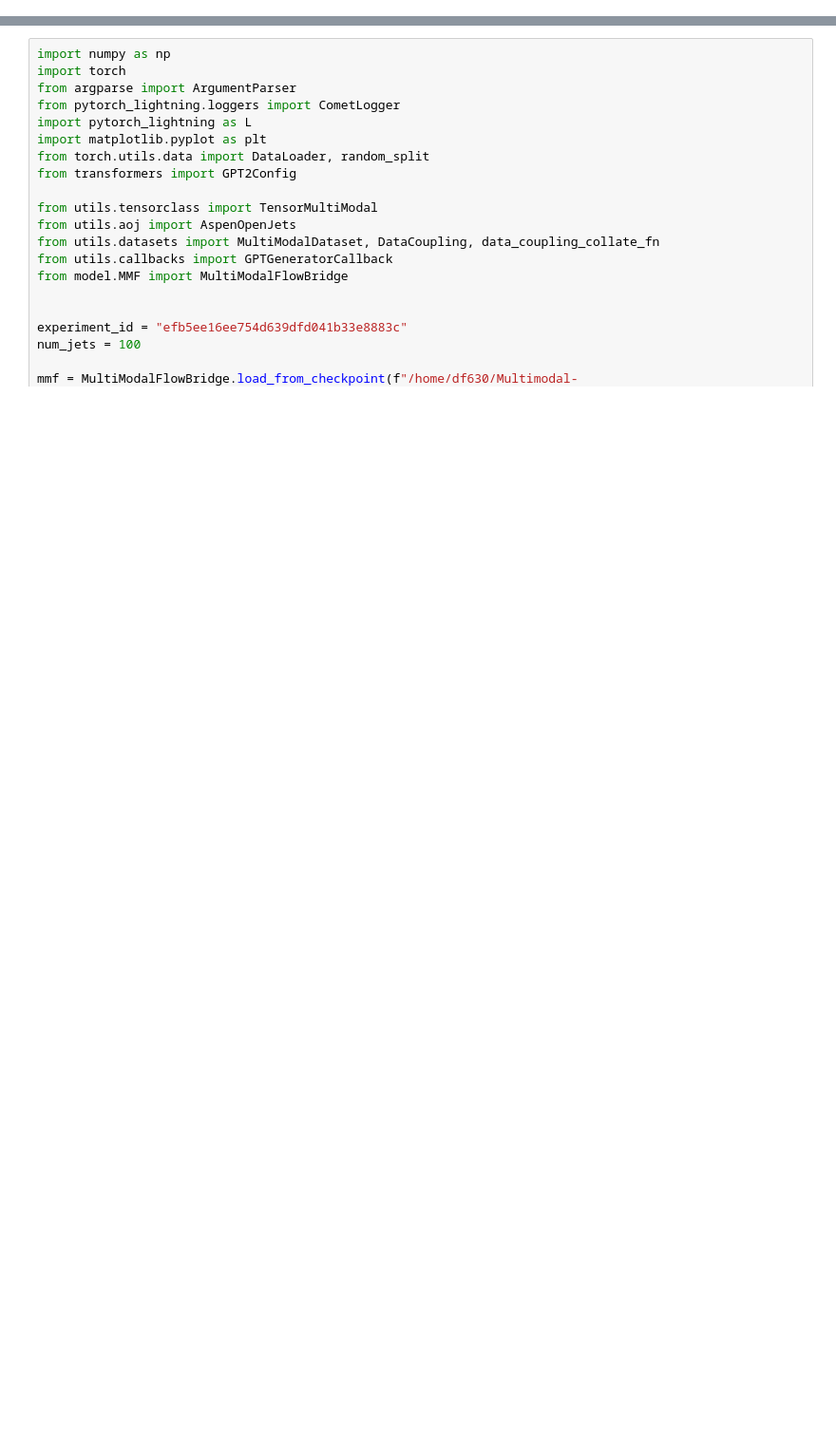
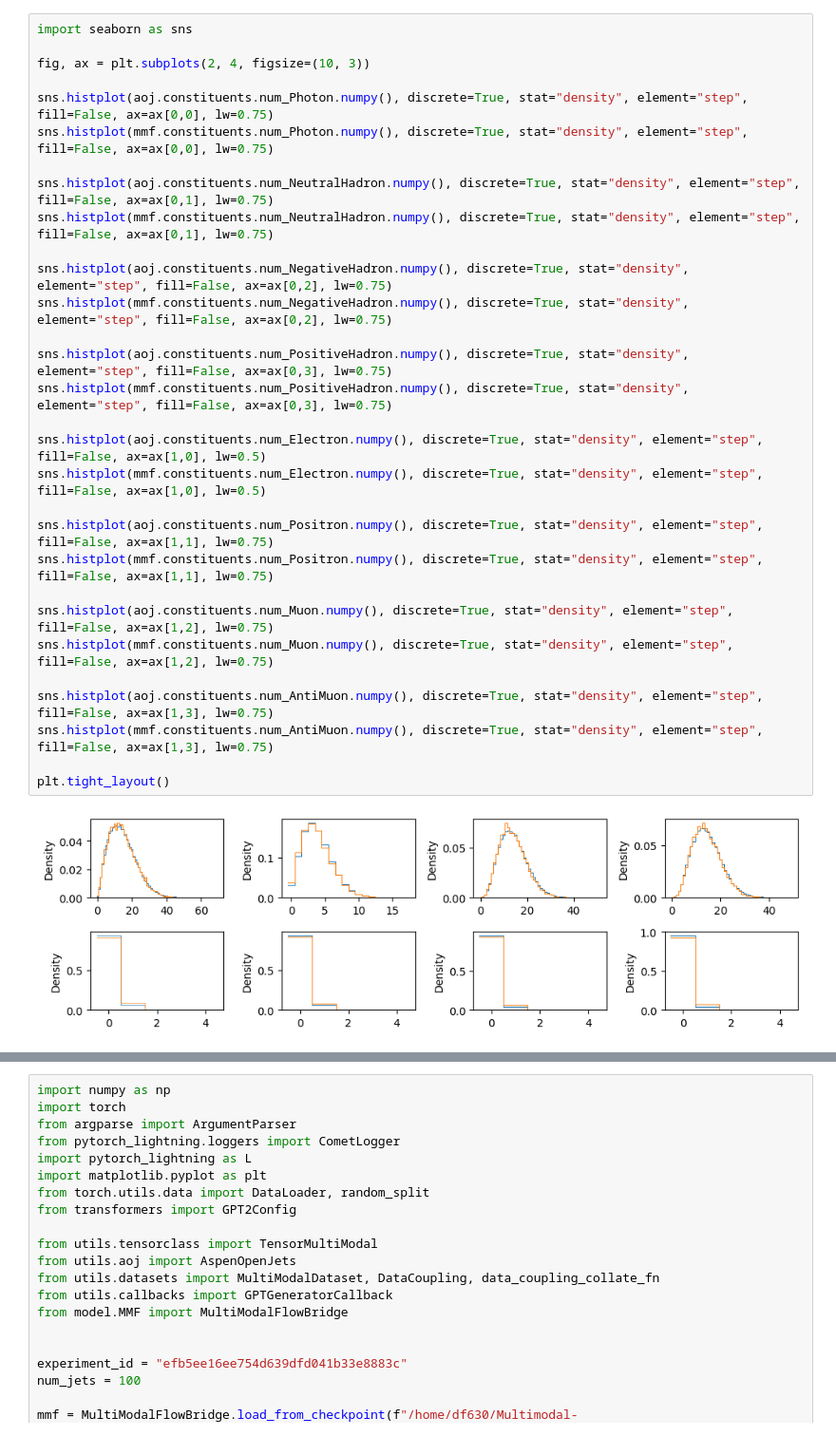
Before and after one commit to dfaroughy/Multimodal-flows, a Jupyter notebook: notebooks/data_aoj_particle_sets.ipynb, the cells around one changed output, grey strips where cells are left out. Shown at 95% size. Drawn from its saved outputs; the diff is of its cells as text; blank space fills up the shorter version.

```diff
--- a/notebooks/data_aoj_particle_sets.ipynb
+++ b/notebooks/data_aoj_particle_sets.ipynb
@@ -22,0 +82,32 @@ data, metadata = aoj(num_jets=num_jets,
+# %%
+import seaborn as sns
+
+fig, ax = plt.subplots(2, 4, figsize=(10, 3))
+
+sns.histplot(aoj.constituents.num_Photon.numpy(), discrete=True, stat="density", element="step", fill=False, ax=ax[0,0], lw=0.75)
+sns.histplot(mmf.constituents.num_Photon.numpy(), discrete=True, stat="density", element="step", fill=False, ax=ax[0,0], lw=0.75)
+
+sns.histplot(aoj.constituents.num_NeutralHadron.numpy(), discrete=True, stat="density", element="step", fill=False, ax=ax[0,1], lw=0.75)
+sns.histplot(mmf.constituents.num_NeutralHadron.numpy(), discrete=True, stat="density", element="step", fill=False, ax=ax[0,1], lw=0.75)
+
+sns.histplot(aoj.constituents.num_NegativeHadron.numpy(), discrete=True, stat="density", element="step", fill=False, ax=ax[0,2], lw=0.75)
+sns.histplot(mmf.constituents.num_NegativeHadron.numpy(), discrete=True, stat="density", element="step", fill=False, ax=ax[0,2], lw=0.75)
+
+sns.histplot(aoj.constituents.num_PositiveHadron.numpy(), discrete=True, stat="density", element="step", fill=False, ax=ax[0,3], lw=0.75)
+sns.histplot(mmf.constituents.num_PositiveHadron.numpy(), discrete=True, stat="density", element="step", fill=False, ax=ax[0,3], lw=0.75)
+
+sns.histplot(aoj.constituents.num_Electron.numpy(), discrete=True, stat="density", element="step", fill=False, ax=ax[1,0], lw=0.5)
+sns.histplot(mmf.constituents.num_Electron.numpy(), discrete=True, stat="density", element="step", fill=False, ax=ax[1,0], lw=0.5)
+
+sns.histplot(aoj.constituents.num_Positron.numpy(), discrete=True, stat="density", element="step", fill=False, ax=ax[1,1], lw=0.75)
+sns.histplot(mmf.constituents.num_Positron.numpy(), discrete=True, stat="density", element="step", fill=False, ax=ax[1,1], lw=0.75)
+
+sns.histplot(aoj.constituents.num_Muon.numpy(), discrete=True, stat="density", element="step", fill=False, ax=ax[1,2], lw=0.75)
+sns.histplot(mmf.constituents.num_Muon.numpy(), discrete=True, stat="density", element="step", fill=False, ax=ax[1,2], lw=0.75)
+
+sns.histplot(aoj.constituents.num_AntiMuon.numpy(), discrete=True, stat="density", element="step", fill=False, ax=ax[1,3], lw=0.75)
+sns.histplot(mmf.constituents.num_AntiMuon.numpy(), discrete=True, stat="density", element="step", fill=False, ax=ax[1,3], lw=0.75)
+
+plt.tight_layout()
+# %% [output]
+[figure, added]
```
Also changed, not shown: parts of 13 cells of this notebook, 9 other files.
